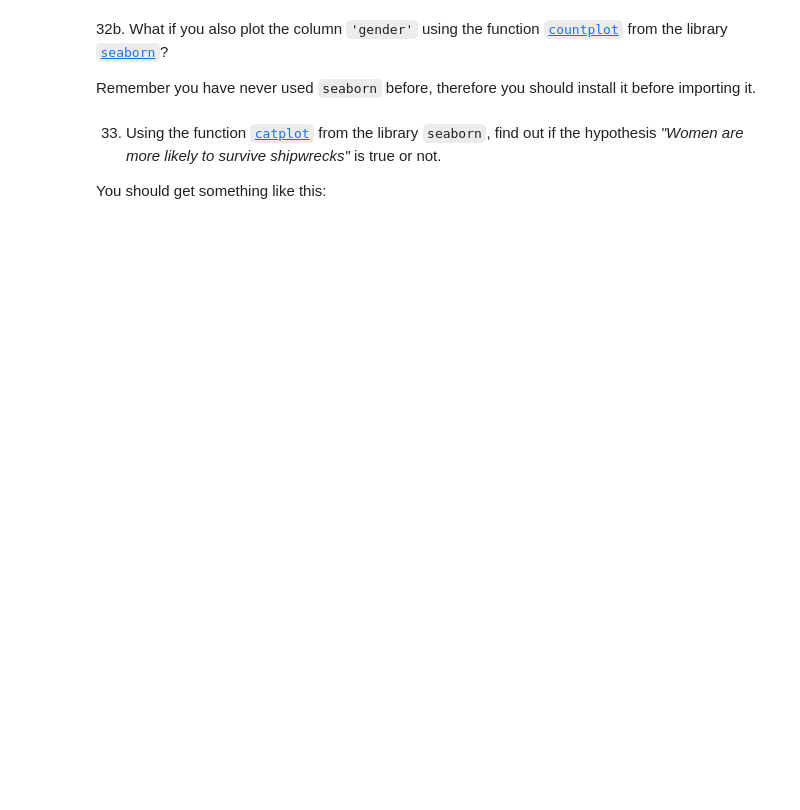
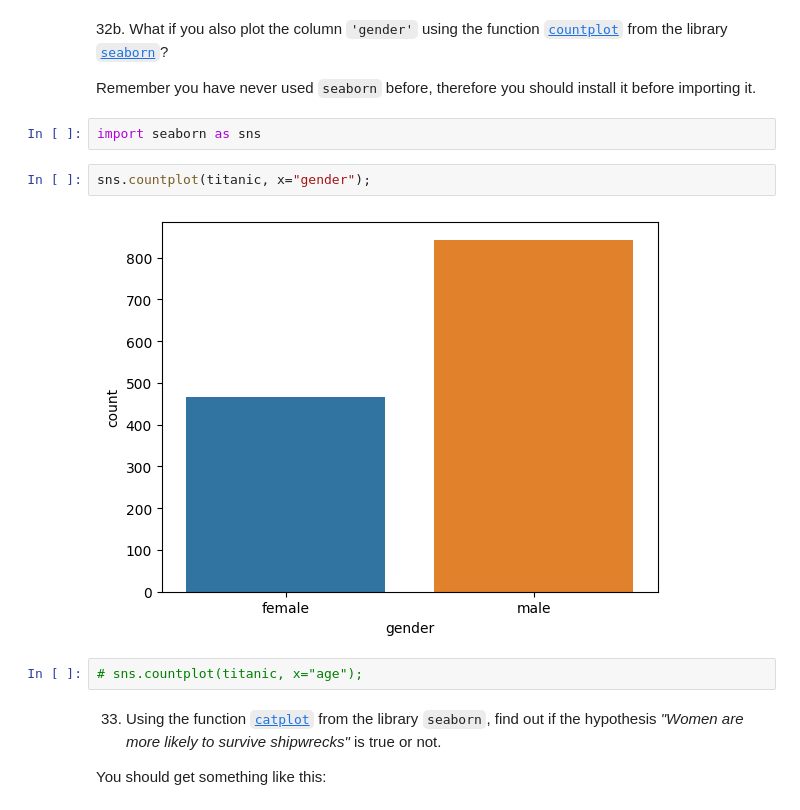
Before and after one commit to MNievas12/2411_dsft_thebridge, a Jupyter notebook: 2-Data-Analysis/2-Pandas/Practica/6-Titanic/Titanic-exercise.ipynb, the cells around one changed output. Cells and saved outputs as stored; diff of their text form; blank space fills up the shorter version.

```diff
--- a/2-Data-Analysis/2-Pandas/Practica/6-Titanic/Titanic-exercise.ipynb
+++ b/2-Data-Analysis/2-Pandas/Practica/6-Titanic/Titanic-exercise.ipynb
@@ -102,6 +802,14 @@ Hint: There were two people with the same name, who?
 32b. What if you also plot the column `'gender'` using the function [`countplot`](https://seaborn.pydata.org/generated/seaborn.countplot.html) from the library [`seaborn`](https://seaborn.pydata.org/)?
 
 Remember you have never used `seaborn` before, therefore you should install it before importing it.
+# %%
+import seaborn as sns
+# %%
+sns.countplot(titanic, x="gender");
+# %% [output]
+[figure, added]
+# %%
+# sns.countplot(titanic, x="age");
 # %% [markdown]
 33. Using the function [`catplot`](https://seaborn.pydata.org/generated/seaborn.catplot.html) from the library `seaborn`, find out if the hypothesis _"Women are more likely to survive shipwrecks"_ is true or not.
 
```
Also changed, not shown: parts of 81 cells of this notebook.
